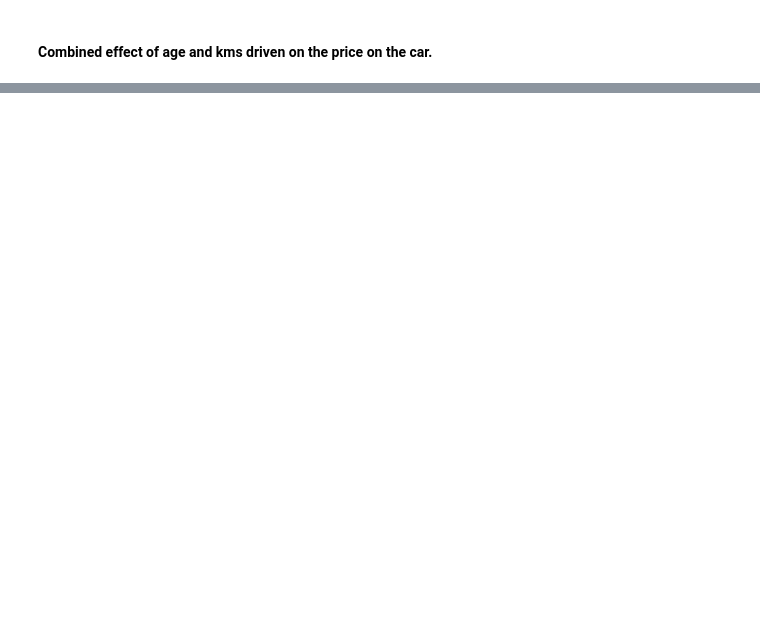
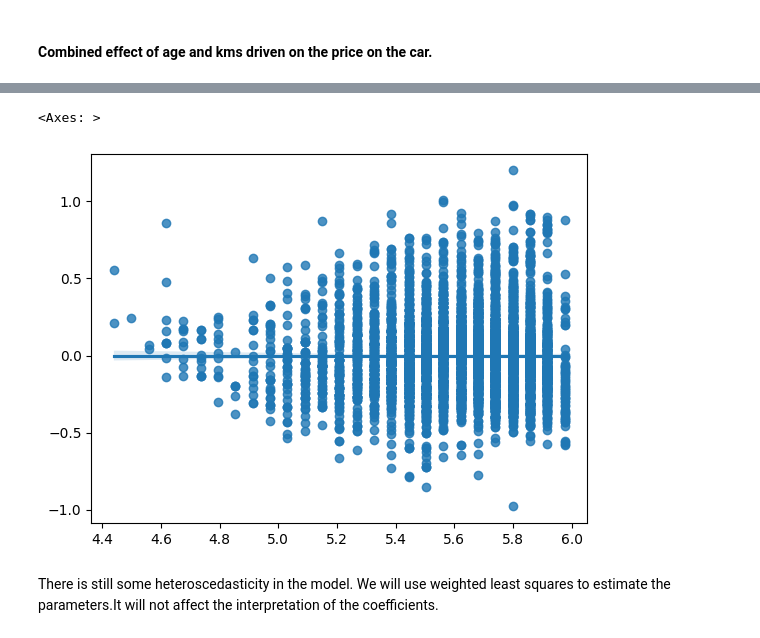
Before and after one commit to haverstein/CarDekho-Analysis, a Jupyter notebook: Copy_of_CarDekho_Analysis.ipynb, the cells around one changed output, grey strips where cells are left out. Cells and saved outputs as stored; diff of their text form; code cells hidden in the pictures; blank space fills up the shorter version.

```diff
--- a/Copy_of_CarDekho_Analysis.ipynb
+++ b/Copy_of_CarDekho_Analysis.ipynb
@@ -642,3 +669,7 @@ We see that the coefficient term for the diesel and age interaction is a signifi
 So we can conclude that aging has the worst effect on Diesel cars, then followed by LPG, Petrol and CNG.
 # %% [markdown]
 #### Combined effect of age and kms driven on the price on the car.
+# %%
+# model with only the age variable
+model_a = ols('log_sell ~ Age',data=df).fit()
+print(model_a.summary())
@@ -644,0 +694,9 @@ So we can conclude that aging has the worst effect on Diesel cars, then followed
+# %%
+# Residual Plot of the above model
+residuals = model_a.resid
+sns.regplot(x=model_a.predict(),y=residuals)
+# %% [output]
+<Axes: >
+[figure, added]
+# %% [markdown]
+There is still some heteroscedasticity in the model. We will use weighted least squares to estimate the parameters.It will not affect the interpretation of the coefficients.
```
Also changed, not shown: parts of 18 cells of this notebook.
